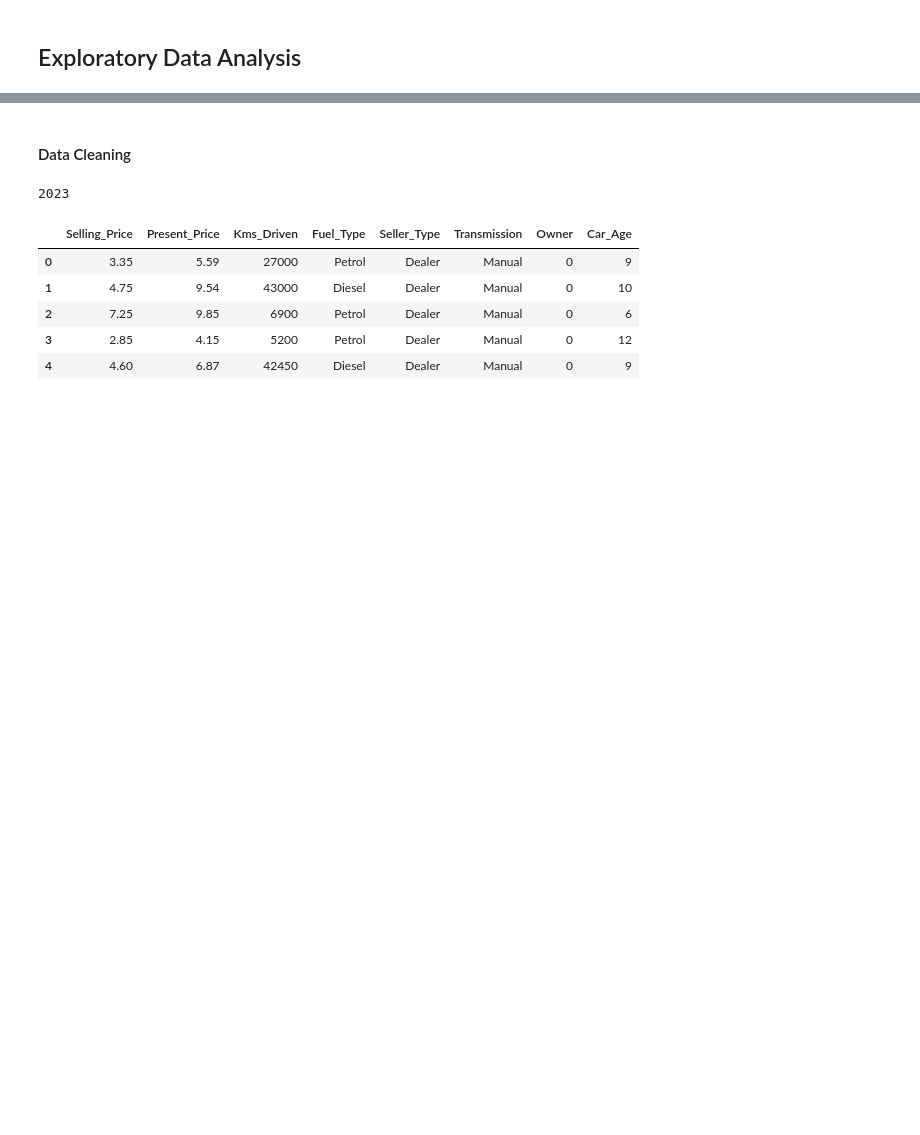
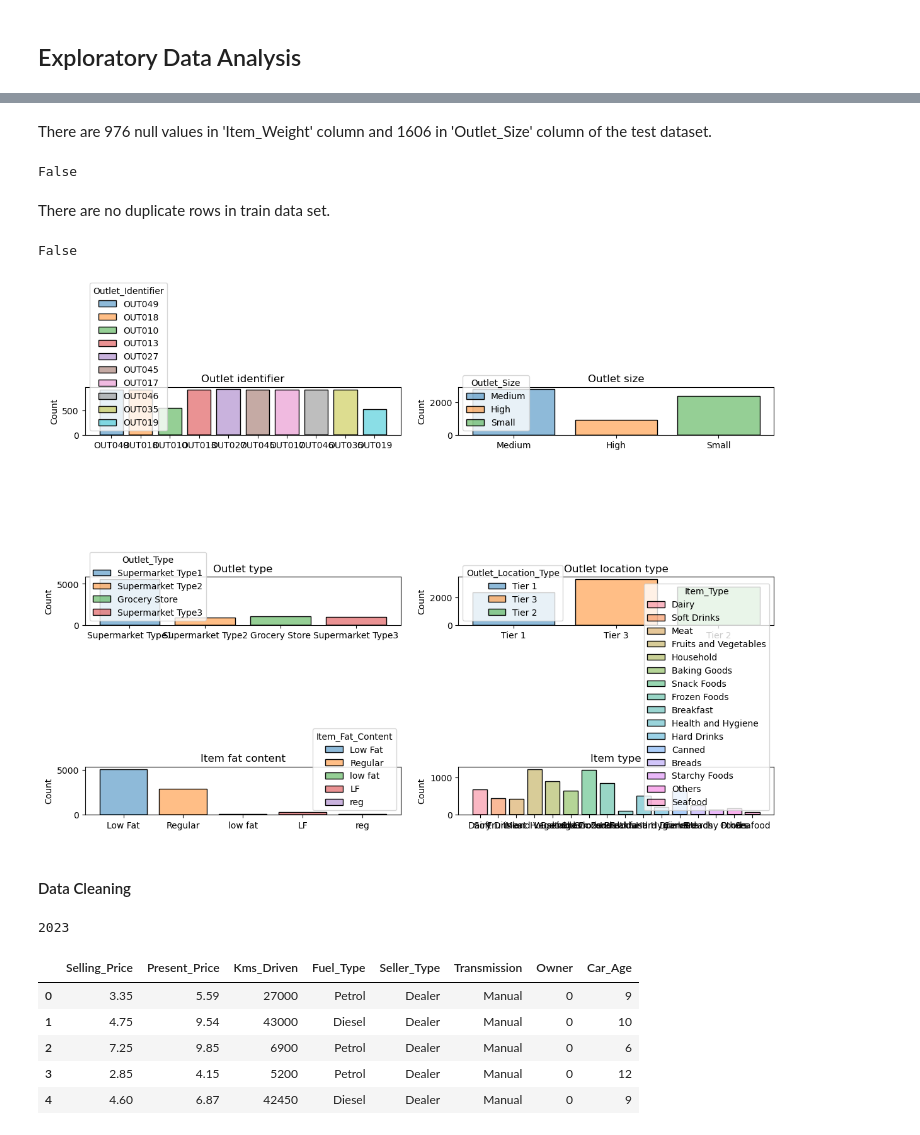
Before and after one commit to edidiongaligbe/Evaluation_Metrics, a Jupyter notebook: Regression.ipynb, the cells around one changed output, grey strips where cells are left out. Cells and saved outputs as stored; diff of their text form; code cells hidden in the pictures; blank space fills up the shorter version.

```diff
--- a/Regression.ipynb
+++ b/Regression.ipynb
@@ -97,3 +186,46 @@ df.describe()
+# %% [markdown]
+There are 976 null values in 'Item_Weight' column and 1606 in 'Outlet_Size' column of the test dataset.
+# %%
+#Duplicate rows in train dataset
+train.duplicated().any()
+# %% [output]
+False
+# %% [markdown]
+There are no duplicate rows in train data set.
+# %%
+#Duplicate rows in test dataset
+test.duplicated().any()
+# %% [output]
+False
+# %%
+fig, axis = plt.subplots(3, 2, figsize=(12, 8))
+fig.subplots_adjust(hspace=0.150, wspace=0.125)
+
+#Outlet Identifier
+sns.histplot(data=df_train, x='Outlet_Identifier', ax=axis[0, 0], hue='Outlet_Identifier', shrink=.8).set_title('Outlet identifier')
+axis[0, 0].set(xlabel=None)
+#Outlet Size
+sns.histplot(data=df_train, x='Outlet_Size', ax=axis[0, 1], hue='Outlet_Size', shrink=.8).set_title('Outlet size')
+axis[0, 1].set(xlabel=None)
+#Outlet Type
+sns.histplot(data=df_train, x='Outlet_Type', ax=axis[1, 0], hue='Outlet_Type', shrink=.8).set_title('Outlet type')
+axis[1, 0].set(xlabel=None)
+#Outlet Location Type
+sns.histplot(data=df_train, x='Outlet_Location_Type', ax=axis[1, 1], hue='Outlet_Location_Type', shrink=.8).set_title('Outlet location type')
+axis[1, 1].set(xlabel=None)
+#Seller type
+sns.histplot(data=df_train, x='Item_Fat_Content', ax=axis[2, 0], hue='Item_Fat_Content', shrink=.8).set_title('Item fat content')
+axis[2, 0].set(xlabel=None)
+#Transmission type
+sns.histplot(data=df_train, x='Item_Type', ax=axis[2, 1], hue='Item_Type', shrink=.8).set_title('Item type')
+axis[2, 1].set(xlabel=None)
+
+
+
+fig.tight_layout(pad=1.5)
+plt.show()
+# %% [output]
+[figure, added]
 # %% [markdown]
 #### Data Cleaning
 # %%
```
Also changed, not shown: parts of 13 cells of this notebook.
